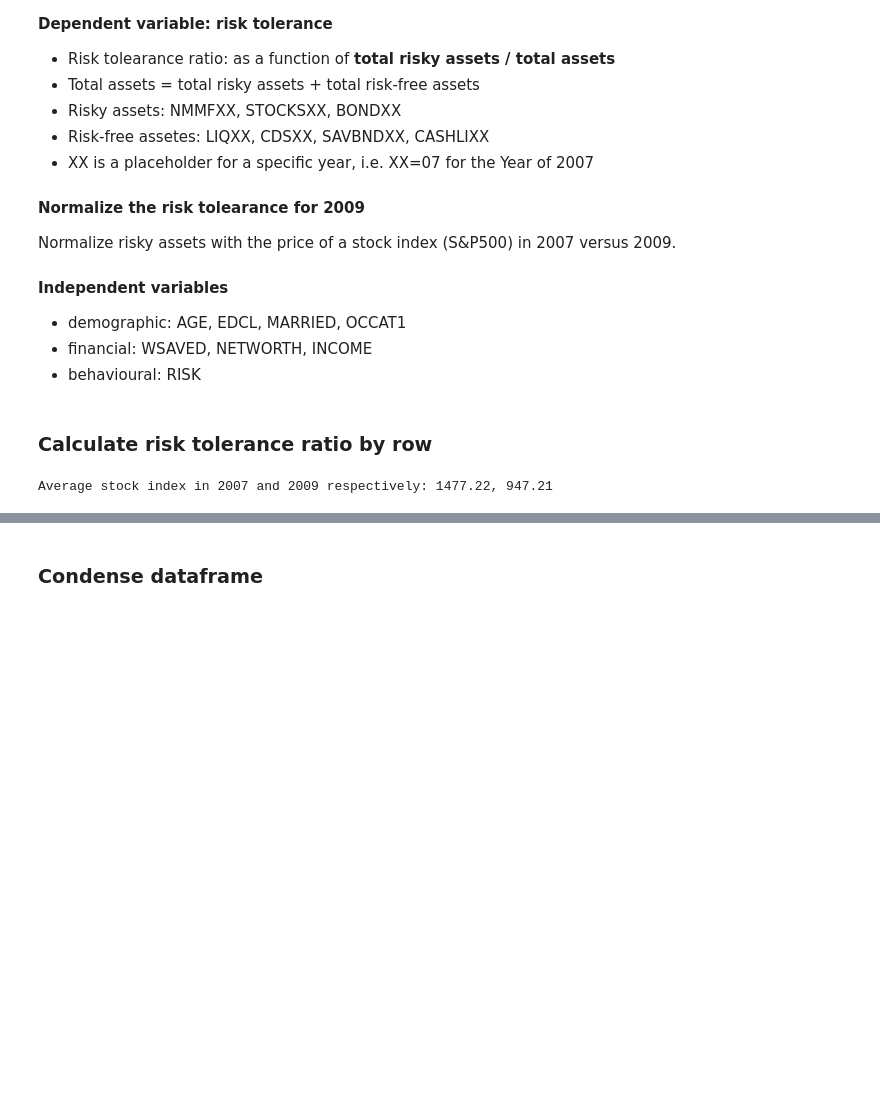
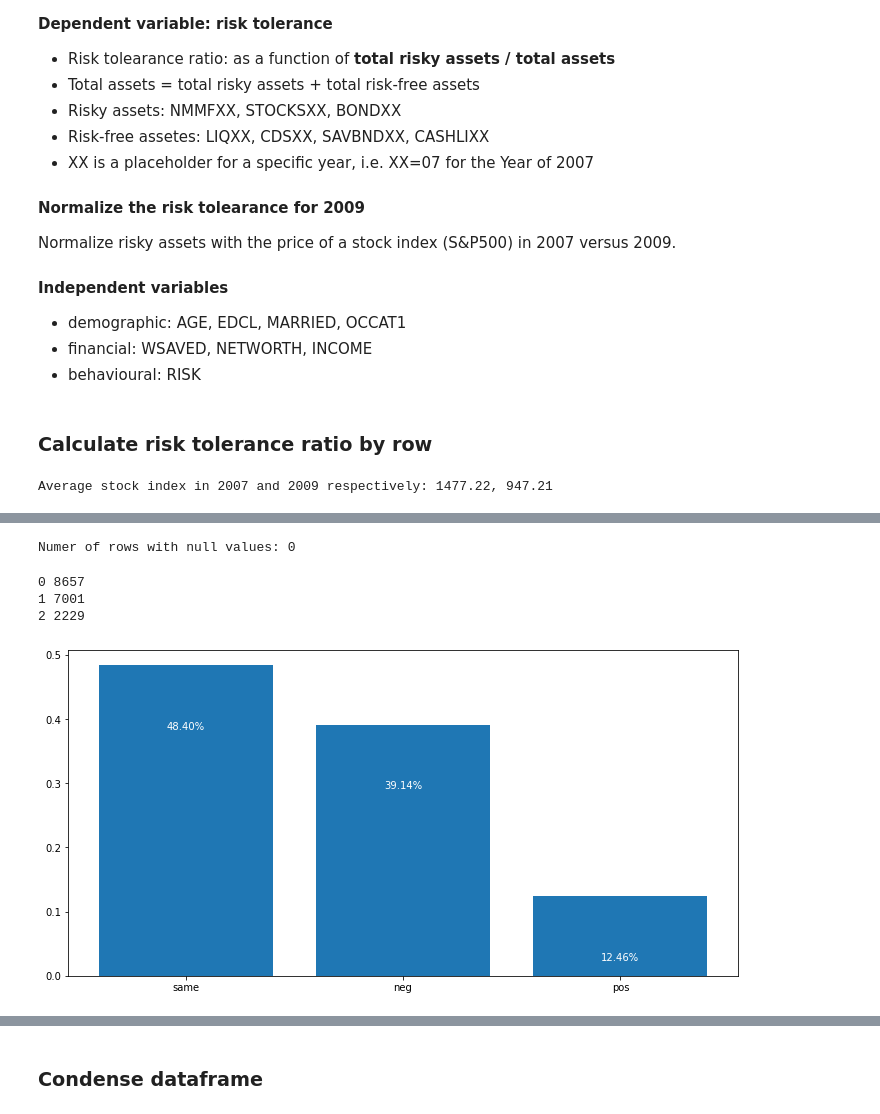
Before and after one commit to jasonsuk/stock-regression-modeling, a Jupyter notebook: proj3_advisor_risk_tolerance.ipynb, the cells around one changed output, grey strips where cells are left out. Drawn from its saved outputs; the diff is of its cells as text; code cells hidden in the pictures; blank space fills up the shorter version.

```diff
--- a/proj3_advisor_risk_tolerance.ipynb
+++ b/proj3_advisor_risk_tolerance.ipynb
@@ -156,0 +280,36 @@ sns.histplot(dataset['RT07']);
+# %%
+# Delete the RTPercentChange column
+
+dataset2.drop(columns=['RTPercentChange'], inplace=True)
+# %%
+# Create a new RTAbsChange column
+
+dataset2['RTAbsChange'] = dataset2['RT09'] - dataset2['RT07']
+# %%
+# Check again for null values
+
+print(f'Numer of rows with null values: {dataset2.isna().any(1).sum()}')
+# %% [output]
+Numer of rows with null values: 0
+# %%
+dataset2['RTChange'] = np.where(dataset2['RTAbsChange']>0, 'pos' , np.where(dataset2['RTAbsChange']<0, 'neg', 'same'))
+# %%
+for i, val in enumerate(yval):
+    print(i, val)
+# %% [output]
+0 8657
+1 7001
+2 2229
+# %%
+xind = dataset2['RTChange'].value_counts().index
+yval = dataset2['RTChange'].value_counts().values
+total = dataset2.shape[0]
+rel_val = yval / total
+
+plt.bar(x=xind, height=rel_height)
+for i, val in enumerate(rel_val):
+    text = '{0:.2f}%'.format(val*100)
+    plt.text(i, val-0.1, text, horizontalalignment='center', c='white')
+plt.show()
+# %% [output]
+[figure, added]
```
Also changed, not shown: parts of 27 cells of this notebook.
